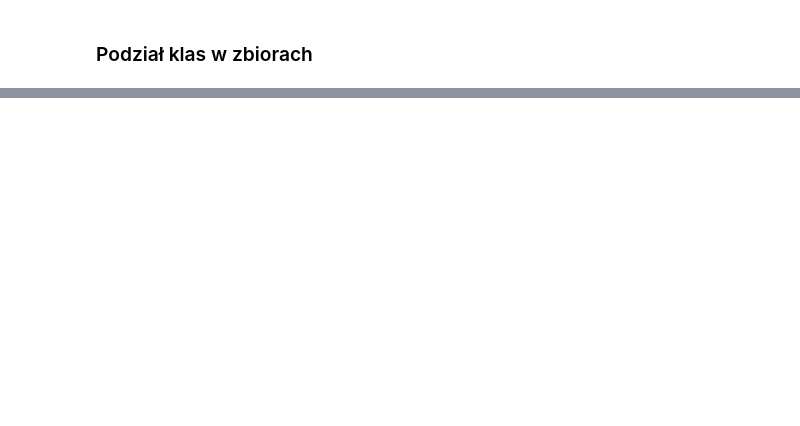
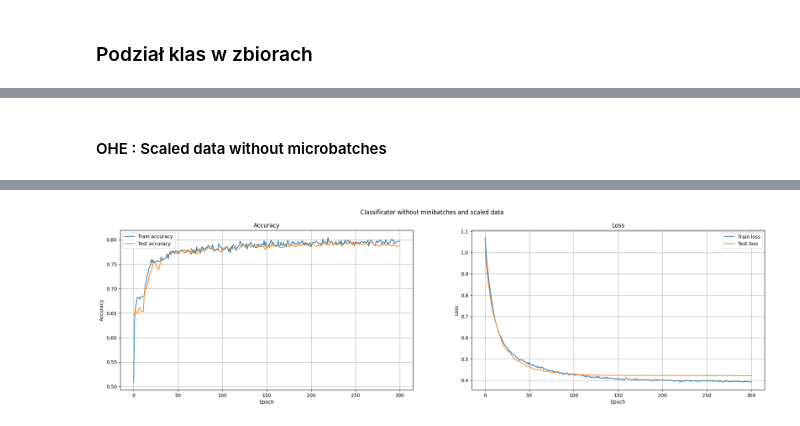
Before and after one commit to psiku/PW--SSNE, a Jupyter notebook: klasyfikacja_cen_mieszkań/klasyfikacja_cen_mieszkan.ipynb, the cells around one changed output, grey strips where cells are left out. Cells and saved outputs as stored; diff of their text form; code cells hidden in the pictures; blank space fills up the shorter version.

```diff
--- a/klasyfikacja_cen_mieszkań/klasyfikacja_cen_mieszkan.ipynb
+++ b/klasyfikacja_cen_mieszkań/klasyfikacja_cen_mieszkan.ipynb
@@ -588,0 +698,19 @@ Bez dostrajania parametrów, tylko na testy przeprowadzone na oko można zauważ
+# %% [markdown]
+#### OHE : Scaled data without microbatches
+# %%
+run_experiment(
+    title="Classificator without minibatches and scaled data",
+    model_class=HousePriceClassificator,
+    x_test=x_test_scaled,
+    y_test=y_test,
+    x_train=x_train_scaled,
+    y_train=y_train,
+    use_minibatch=False,
+    input_size=INPUT_SIZE,
+    hidden_size=HIDDEN_SIZE,
+    output_size=OUTPUT_SIZE,
+    dropout=DROPOUT,
+    lr=LR,
+    epochs=EPOCHS
+)
+# %% [output]
@@ -588,0 +734 @@ Bez dostrajania parametrów, tylko na testy przeprowadzone na oko można zauważ
+[figure, added]
```
Also changed, not shown: parts of 73 cells of this notebook.
